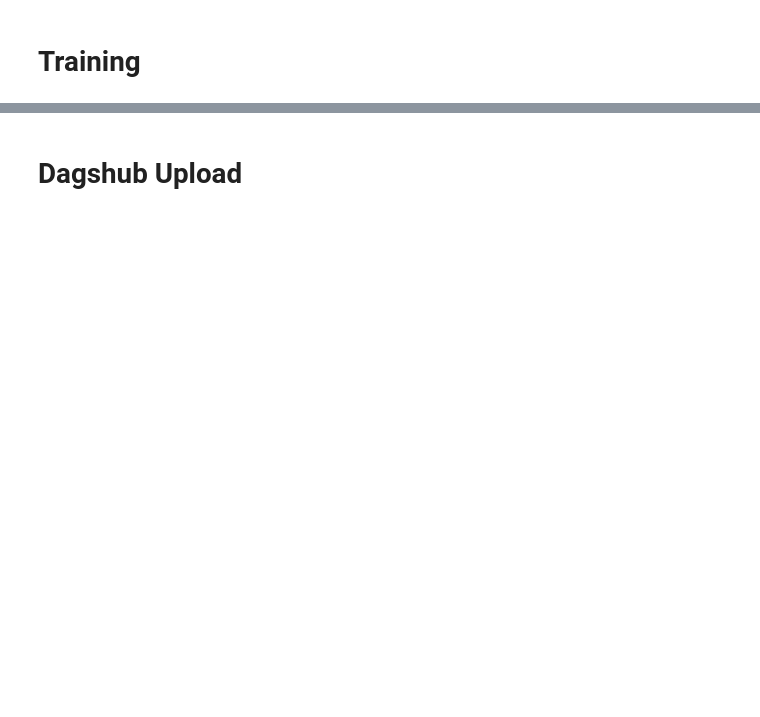
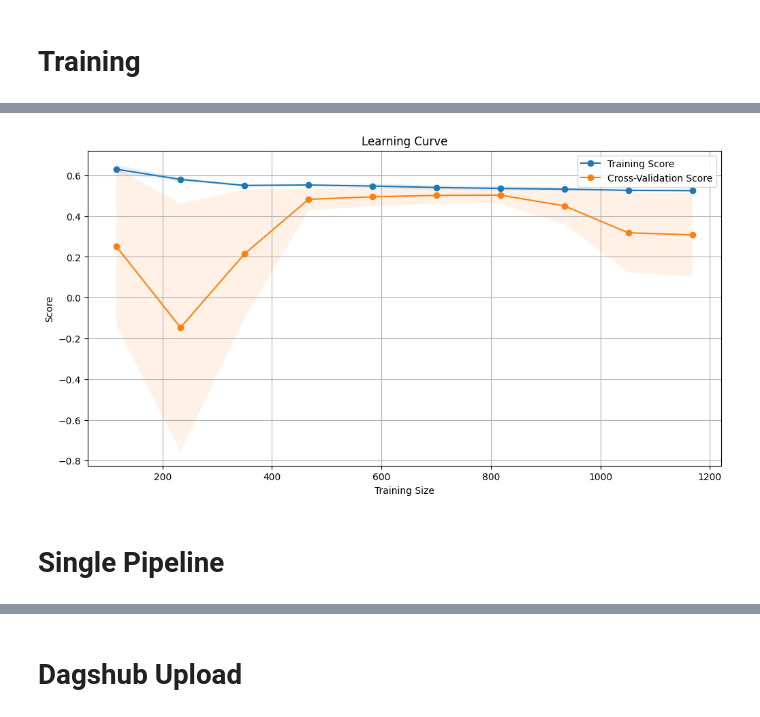
Before and after one commit to Cimbir/advanced-regression-techniques, a Jupyter notebook: model_experiment.ipynb, the cells around one changed output, grey strips where cells are left out. Saved outputs shown, nothing was run; the diff lists cells and outputs as text; code cells hidden in the pictures; blank space fills up the shorter version.

```diff
--- a/model_experiment.ipynb
+++ b/model_experiment.ipynb
@@ -448,0 +407,6 @@ print(get_results(grid_search))
+# %%
+learning_curve_plot(grid_search.best_estimator_, X, y)
+# %% [output]
+[figure, added]
+# %% [markdown]
+# Single Pipeline
```
Also changed, not shown: parts of 89 cells of this notebook, 4 other files.
